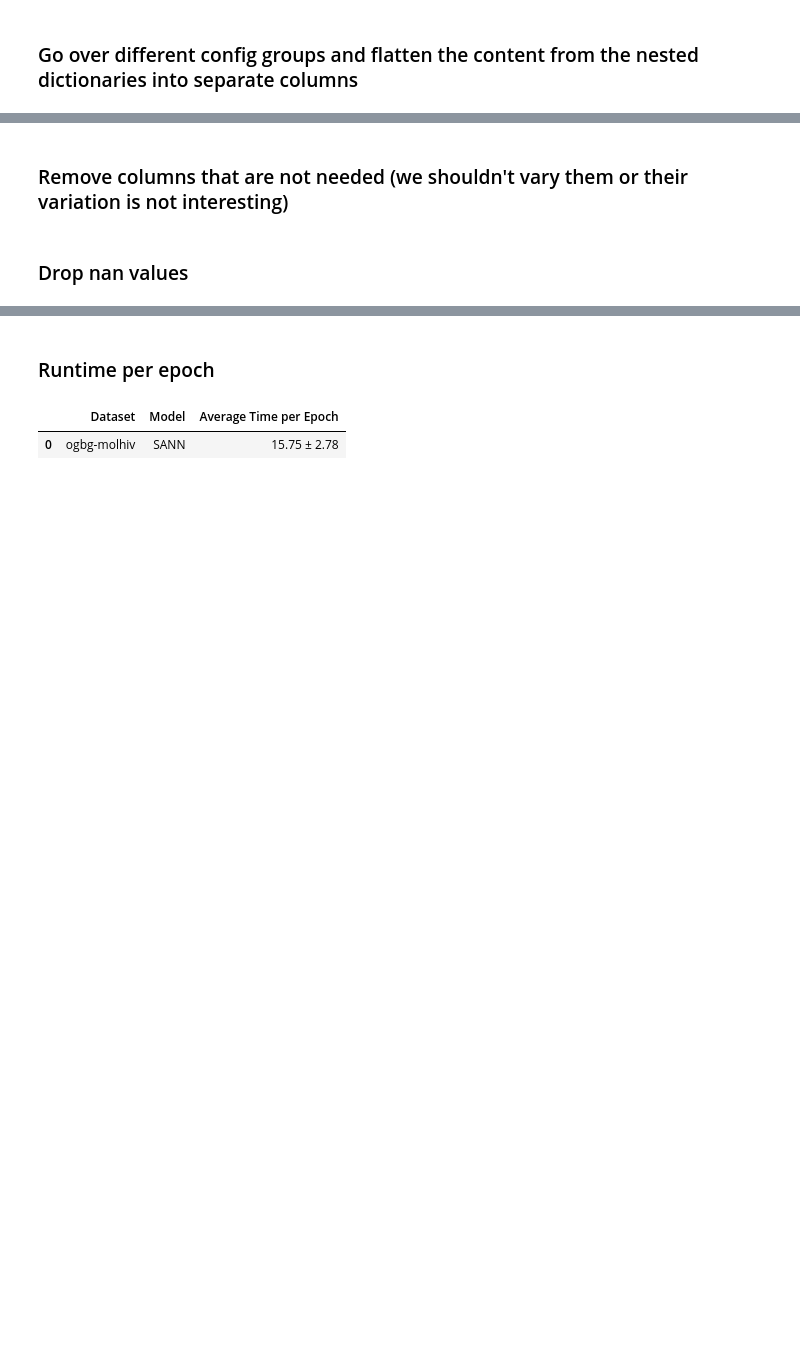
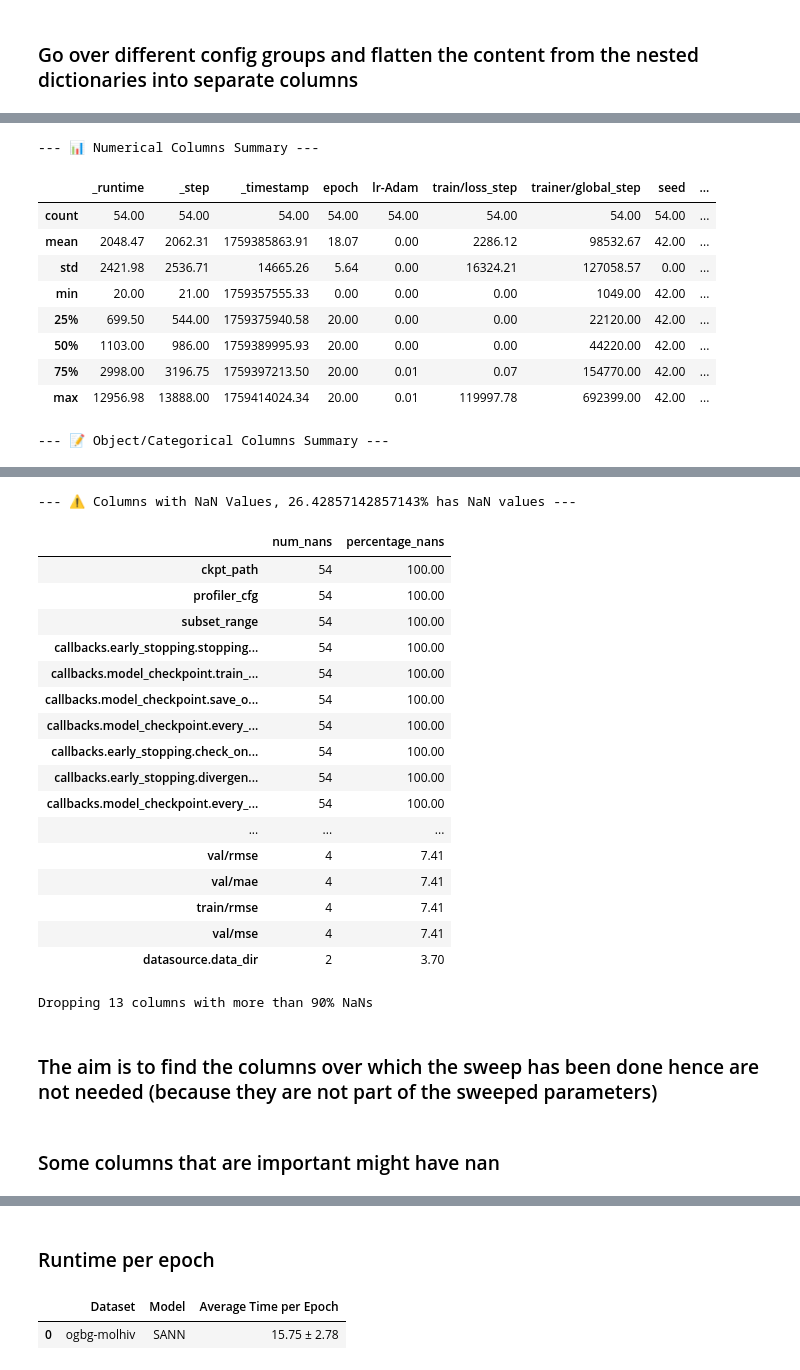
Before and after one commit to EPFL-IMOS/picid, a Jupyter notebook: lmetk_report/extract_time.ipynb, the cells around one changed output, grey strips where cells are left out. Saved outputs shown, nothing was run; the diff lists cells and outputs as text; code cells hidden in the pictures; blank space fills up the shorter version.

```diff
--- a/lmetk_report/extract_time.ipynb
+++ b/lmetk_report/extract_time.ipynb
@@ -87,8 +86,8 @@ def normalize_column(df, column_to_normalize):
 
 
 # Config columns to normalize
-columns_to_normalize = ["model", "dataset", "callbacks", "paths"]
-
+columns_to_normalize = ["optimizer", "datasource", "task_definition","model", "dataset", "callbacks", "paths"]
+droped_columns = []
 # Keep track of config columns added
 config_columns = []
 for column in columns_to_normalize:
@@ -124,11 +96,41 @@ display(df.describe(include=['object']))
-# %% [markdown]
-### Remove columns that are not needed (we shouldn't vary them or their variation is not interesting)
-# %%
-
-remove_col = []
-df = df.drop(remove_col, axis=1)
-
-# Ensure that removed columns are not present in config_columns
-config_columns = [col for col in config_columns if col != remove_col]
-# %% [markdown]
-### Drop nan values
+# %%
+
+
+# Describe only the numerical columns
+print("--- 📊 Numerical Columns Summary ---")
+display(df.describe(include='number'))
+
+# Describe only the object/categorical columns
+print("\n--- 📝 Object/Categorical Columns Summary ---")
+display(df.describe(include=['object']))
+
+# check columns for nans and provide statistics
+nan_stats = df.isna().sum()
+nan_stats = nan_stats[nan_stats > 0]
+print(f"\n--- ⚠️ Columns with NaN Values, {(nan_stats.shape[0]/ len(df.columns)) *100}% has NaN values ---")
+
+# for every column calucalate also the percentage of nans
+nan_stats = pd.DataFrame(nan_stats, columns=["num_nans"])
+nan_stats["percentage_nans"] = (nan_stats["num_nans"] / len(df)) * 100
+nan_stats = nan_stats.sort_values(by="percentage_nans", ascending=False)
+display(nan_stats)
+
+
+# Take all the columns that all more the 90% nans
+nan_cols_to_drop = nan_stats[nan_stats["percentage_nans"] > 90].index.tolist()
+print(f"Dropping {len(nan_cols_to_drop)} columns with more than 90% NaNs")
+# Remove columns that are not needed (we shouldn't vary them or their variation is not interesting)
+df = df.drop(nan_cols_to_drop, axis=1)
+droped_columns.extend(nan_cols_to_drop)
+# %% [output]
+--- 📊 Numerical Columns Summary ---
+|  | _runtime | _step | _timestamp | epoch | lr-Adam | train/loss_step | trainer/global_step | seed | ... |
+| count | 54.00 | 54.00 | 54.00 | 54.00 | 54.00 | 54.00 | 54.00 | 54.00 | ... |
+| mean | 2048.47 | 2062.31 | 1759385863.91 | 18.07 | 0.00 | 2286.12 | 98532.67 | 42.00 | ... |
+| std | 2421.98 | 2536.71 | 14665.26 | 5.64 | 0.00 | 16324.21 | 127058.57 | 0.00 | ... |
+| min | 20.00 | 21.00 | 1759357555.33 | 0.00 | 0.00 | 0.00 | 1049.00 | 42.00 | ... |
+| 25% | 699.50 | 544.00 | 1759375940.58 | 20.00 | 0.00 | 0.00 | 22120.00 | 42.00 | ... |
+| 50% | 1103.00 | 986.00 | 1759389995.93 | 20.00 | 0.00 | 0.00 | 44220.00 | 42.00 | ... |
+| 75% | 2998.00 | 3196.75 | 1759397213.50 | 20.00 | 0.01 | 0.07 | 154770.00 | 42.00 | ... |
+| max | 12956.98 | 13888.00 | 1759414024.34 | 20.00 | 0.01 | 119997.78 | 692399.00 | 42.00 | ... |
+--- 📝 Object/Categorical Columns Summary ---
@@ -134,0 +142,21 @@ config_columns = [col for col in config_columns if col != remove_col]
+--- ⚠️ Columns with NaN Values, 26.42857142857143% has NaN values ---
+|  | num_nans | percentage_nans |
+| ckpt_path | 54 | 100.00 |
+| profiler_cfg | 54 | 100.00 |
+| subset_range | 54 | 100.00 |
+| callbacks.early_stopping.stopping... | 54 | 100.00 |
+| callbacks.model_checkpoint.train_... | 54 | 100.00 |
+| callbacks.model_checkpoint.save_o... | 54 | 100.00 |
+| callbacks.model_checkpoint.every_... | 54 | 100.00 |
+| callbacks.early_stopping.check_on... | 54 | 100.00 |
+| callbacks.early_stopping.divergen... | 54 | 100.00 |
+| callbacks.model_checkpoint.every_... | 54 | 100.00 |
+| ... | ... | ... |
+| val/rmse | 4 | 7.41 |
+| val/mae | 4 | 7.41 |
+| train/rmse | 4 | 7.41 |
+| val/mse | 4 | 7.41 |
+| datasource.data_dir | 2 | 3.70 |
+Dropping 13 columns with more than 90% NaNs
+# %% [markdown]
+### The aim is to find the columns over which the sweep has been done hence are not needed (because they are not part of the sweeped parameters)
@@ -135 +199,3 @@ config_columns = [col for col in config_columns if col != remove_col]
+# %% [markdown]
+### Some columns that are important might have nan
 # %%
```
Also changed, not shown: parts of 14 cells of this notebook, 2 other files.
